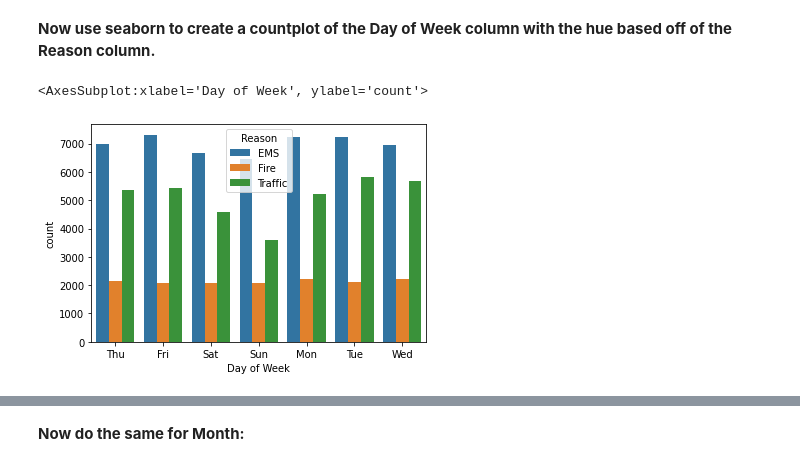
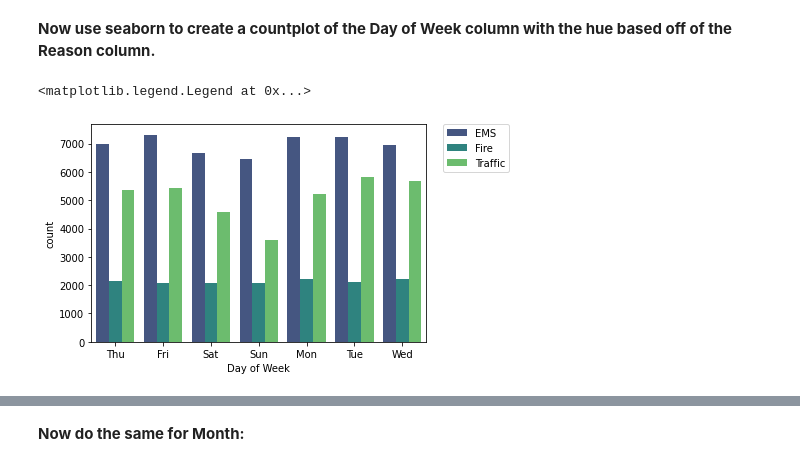
Before and after one commit to eap-23/python_for_data_science, a Jupyter notebook: My_Notes/Section12_DataCapstone/01_911 Calls Data Capstone Project.ipynb, the cells around one changed output, grey strips where cells are left out. Cells and saved outputs as stored; diff of their text form; code cells hidden in the pictures.

Commit message:
Update 911 Calls Data Capstone Project notebook

```diff
--- a/My_Notes/Section12_DataCapstone/01_911 Calls Data Capstone Project.ipynb
+++ b/My_Notes/Section12_DataCapstone/01_911 Calls Data Capstone Project.ipynb
@@ -125,6 +106,9 @@ def get_reason(title):
     return x
 # %%
 df['Reason'] = df['title'].apply(lambda x: get_reason(x))
+# %%
+#Alternative to two above code blocks in one line of code
+df['Reason'] = df['title'].apply(lambda title: title.split(':')[0])
 # %%
 df.head(5)
 # %% [output]
@@ -222,8 +197,6 @@ time.month
 df['Hour'] = df['timeStamp'].apply(lambda x: x.hour)
 df['Month'] = df['timeStamp'].apply(lambda x: x.month)
 df['Day of Week'] = df['timeStamp'].apply(lambda x: x.dayofweek)
-# %%
-df.drop(columns='Day',inplace=True)
 # %%
 df.head(5)
 # %% [output]
@@ -252,7 +225,8 @@ df.head(5)
 # %% [markdown]
 **Now use seaborn to create a countplot of the Day of Week column with the hue based off of the Reason column.**
 # %%
-sns.countplot(x='Day of Week',data=df, hue='Reason')
+sns.countplot(x='Day of Week',data=df, hue='Reason', palette='viridis')
+plt.legend(bbox_to_anchor=(1.05, 1), loc=2, borderaxespad=0.)
 # %% [output]
-<AxesSubplot:xlabel='Day of Week', ylabel='count'>
+<matplotlib.legend.Legend at 0x...>
-[figure, old version]
+[figure, new version]
```
Also changed, not shown: parts of 30 cells of this notebook.
